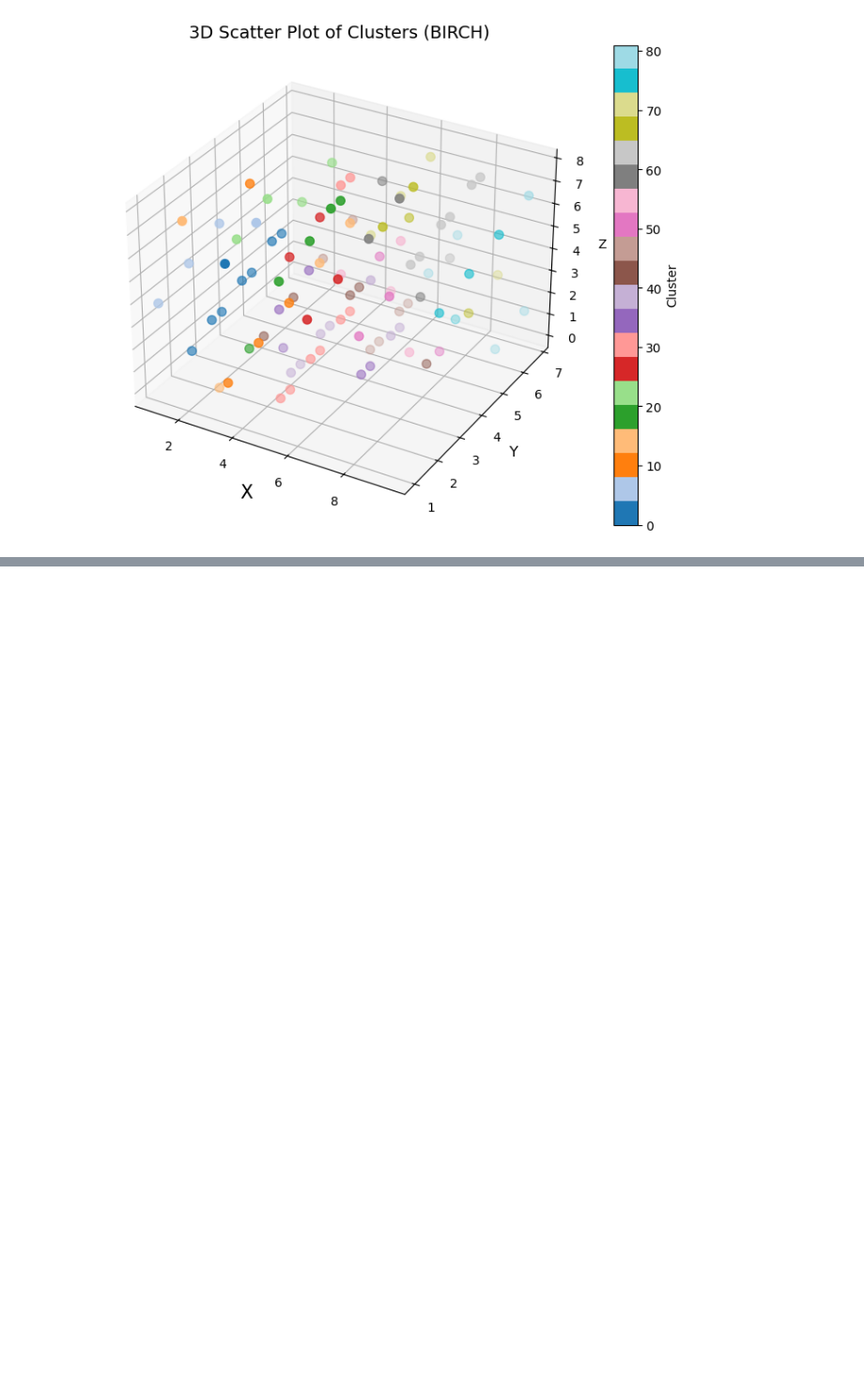
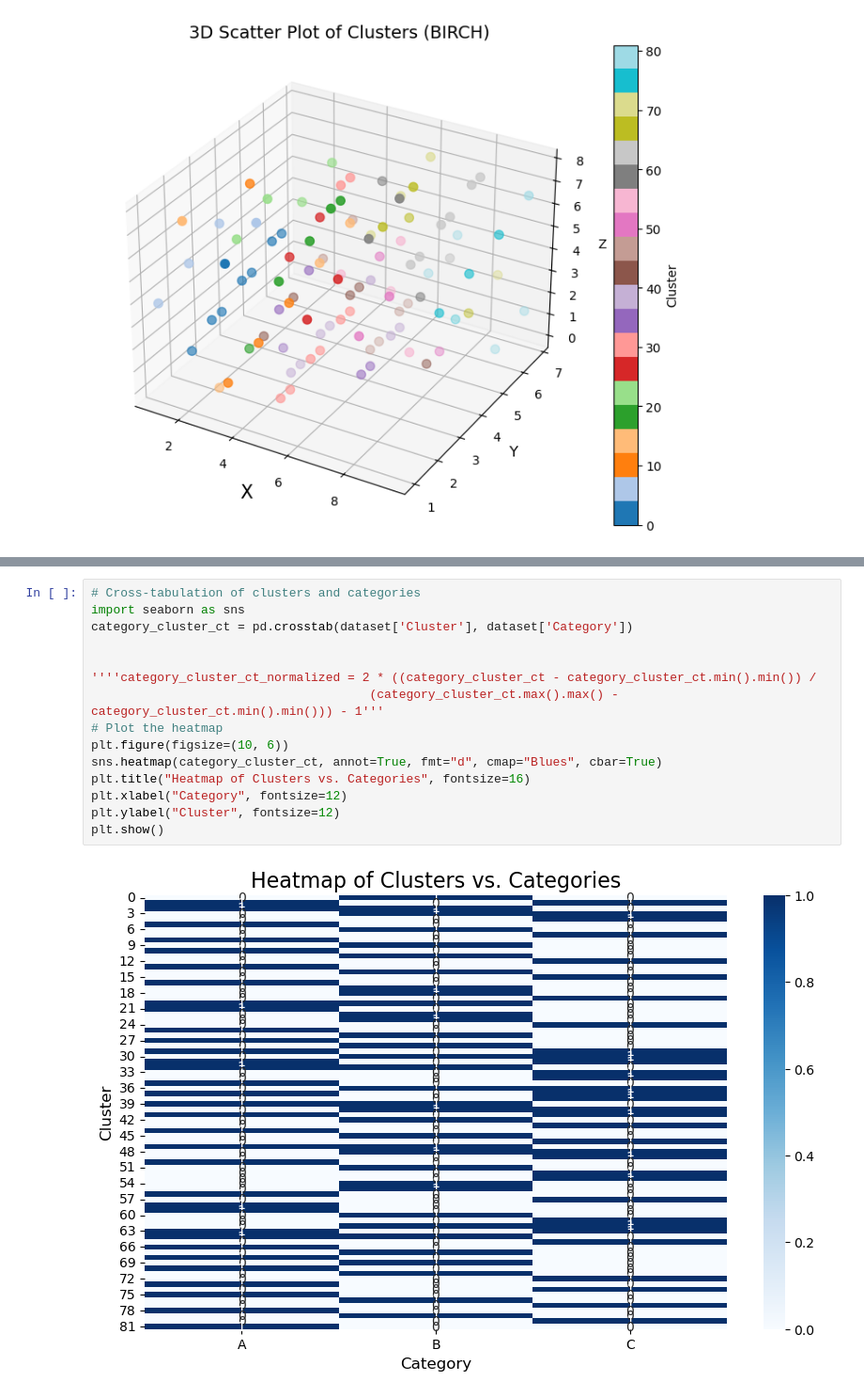
Before and after one commit to srinijalanda93/Adavance_ML, a Jupyter notebook: BirchClustering.ipynb, the cells around one changed output, grey strips where cells are left out. Shown at 94% size. Drawn from its saved outputs; the diff is of its cells as text; blank space fills up the shorter version.

```diff
--- a/BirchClustering.ipynb
+++ b/BirchClustering.ipynb
@@ -128,0 +140,17 @@ plt.show()
+# %%
+# Cross-tabulation of clusters and categories
+import seaborn as sns
+category_cluster_ct = pd.crosstab(dataset['Cluster'], dataset['Category'])
+
+
+''''category_cluster_ct_normalized = 2 * ((category_cluster_ct - category_cluster_ct.min().min()) /
+                                      (category_cluster_ct.max().max() - category_cluster_ct.min().min())) - 1'''
+# Plot the heatmap
+plt.figure(figsize=(10, 6))
+sns.heatmap(category_cluster_ct, annot=True, fmt="d", cmap="Blues", cbar=True)
+plt.title("Heatmap of Clusters vs. Categories", fontsize=16)
+plt.xlabel("Category", fontsize=12)
+plt.ylabel("Cluster", fontsize=12)
+plt.show()
+# %% [output]
+[figure, added]
```
Also changed, not shown: parts of 1 cell of this notebook.
